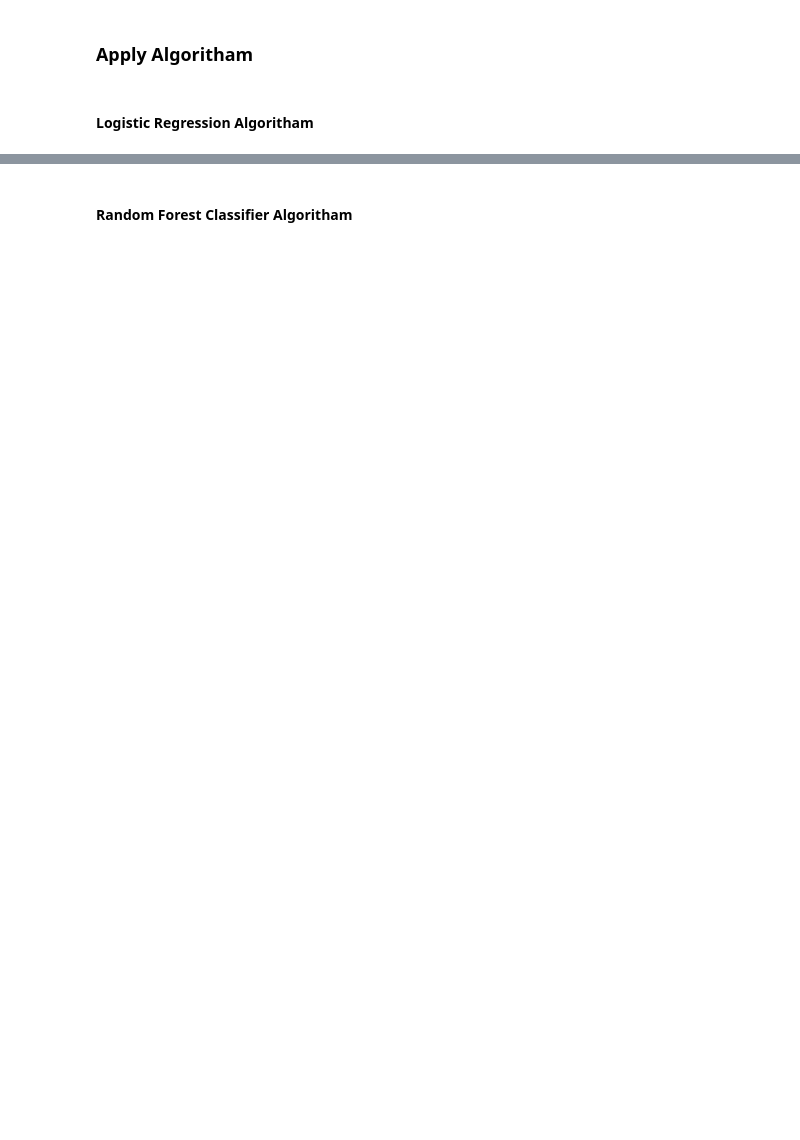
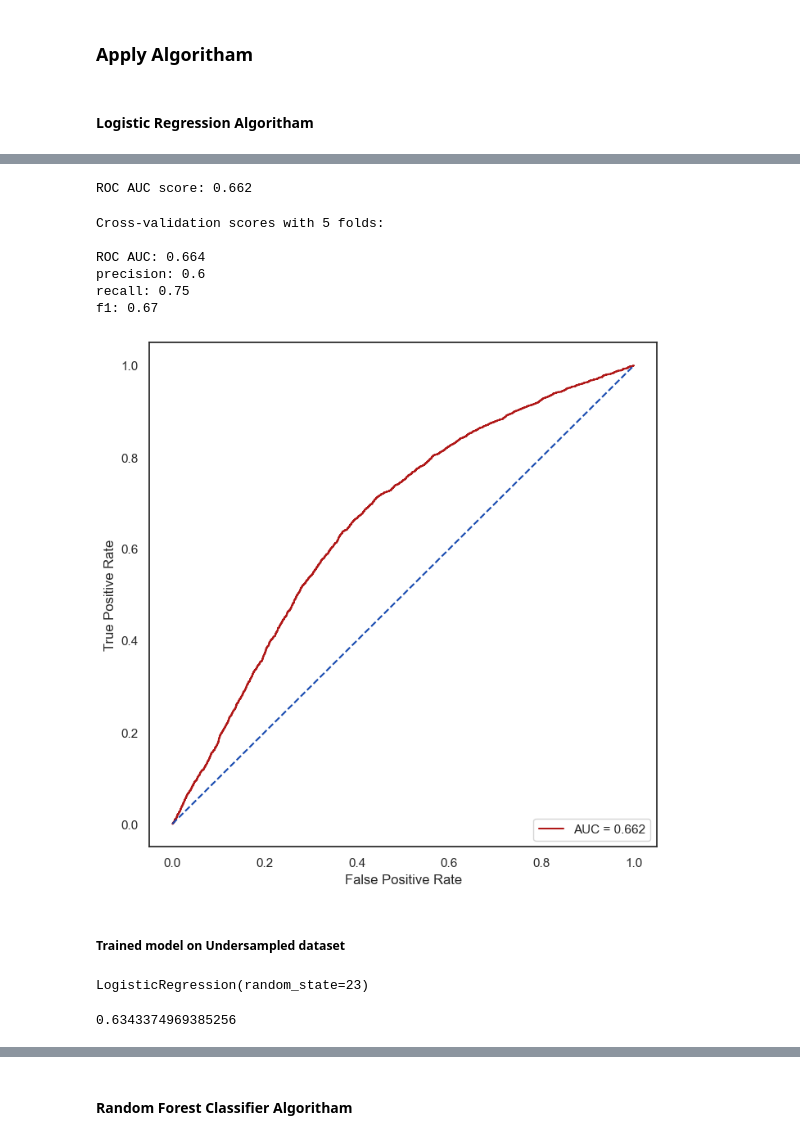
Before and after one commit to VishalVasoya1/Monsoon-CreditTech-DS-Assignment, a Jupyter notebook: assignment.ipynb, the cells around one changed output, grey strips where cells are left out. Cells and saved outputs as stored; diff of their text form; code cells hidden in the pictures; blank space fills up the shorter version.

```diff
--- a/assignment.ipynb
+++ b/assignment.ipynb
@@ -478,2 +628,6 @@ memory usage: 8.9+ MB
 X = df_filtered.drop(['Unique_ID','Dependent_Variable'], axis=1)  # Drop the target variable to get the input features
 y = df_filtered['Dependent_Variable']  # Select only the target variable
+# %%
+# Apply SMOTE to create synthetic samples
+smote = SMOTE(random_state=42)
+X_oversampled, y_oversampled = smote.fit_resample(X, y)
@@ -480,7 +641,4 @@ y = df_filtered['Dependent_Variable']  # Select only the target variable
 # %%
-# splitting data into train and test
-from sklearn.model_selection import train_test_split
-
 # Split the dataset into training and testing sets (adjust test_size as needed)
-X_train, X_test, y_train, y_test = train_test_split(X, y, test_size=0.2, random_state=42, stratify=y)
+X_train_o, X_test_o, y_train_o, y_test_o = train_test_split(X_oversampled, y_oversampled, test_size=0.2, random_state=42, stratify=y_oversampled)
 # %%
@@ -578,0 +838,3 @@ plt.show()
+# %%
+y_pred_o = lg_o.predict(X_test_o)
+y_prob_o = lg_o.predict_proba(X_test_o)[:,1]
@@ -578,0 +859,4 @@ plt.show()
+# %%
+print(f'ROC AUC score: {round(roc_auc_score(y_test_o, y_prob_o), 3)}')
+# %% [output]
+ROC AUC score: 0.662
@@ -578,0 +873,41 @@ plt.show()
+# %%
+print('Cross-validation scores with 5 folds:')
+print('')
+print(f"ROC AUC: {roc_auc}")
+print(f"precision: {precision}")
+print(f"recall: {recall}")
+print(f"f1: {f1score}")
+# %% [output]
+Cross-validation scores with 5 folds:
+
+ROC AUC: 0.664
+precision: 0.6
+recall: 0.75
+f1: 0.67
+# %%
+# Roc curve
+false_positive_rate, true_positive_rate, thresholds = roc_curve(y_test_o, y_prob_o)
+roc_auc = auc(false_positive_rate, true_positive_rate)
+
+sns.set_theme(style = 'white')
+plt.figure(figsize = (8, 8))
+plt.plot(false_positive_rate,true_positive_rate, color = '#b01717', label = 'AUC = %0.3f' % roc_auc)
+plt.legend(loc = 'lower right')
+plt.plot([0, 1], [0, 1], linestyle = '--', color = '#174ab0')
+plt.axis('tight')
+plt.ylabel('True Positive Rate')
+plt.xlabel('False Positive Rate')
+plt.show()
+# %% [output]
+[figure, added]
+# %% [markdown]
+##### Trained model on Undersampled dataset
+# %%
+lg_u = LogisticRegression(random_state = 23)
+lg_u.fit(X_train_u, y_train_u)
+# %% [output]
+LogisticRegression(random_state=23)
+# %%
+lg_u.score(X_test_u, y_test_u)
+# %% [output]
+0.6343374969385256
```
Also changed, not shown: parts of 134 cells of this notebook, 1 other file.
